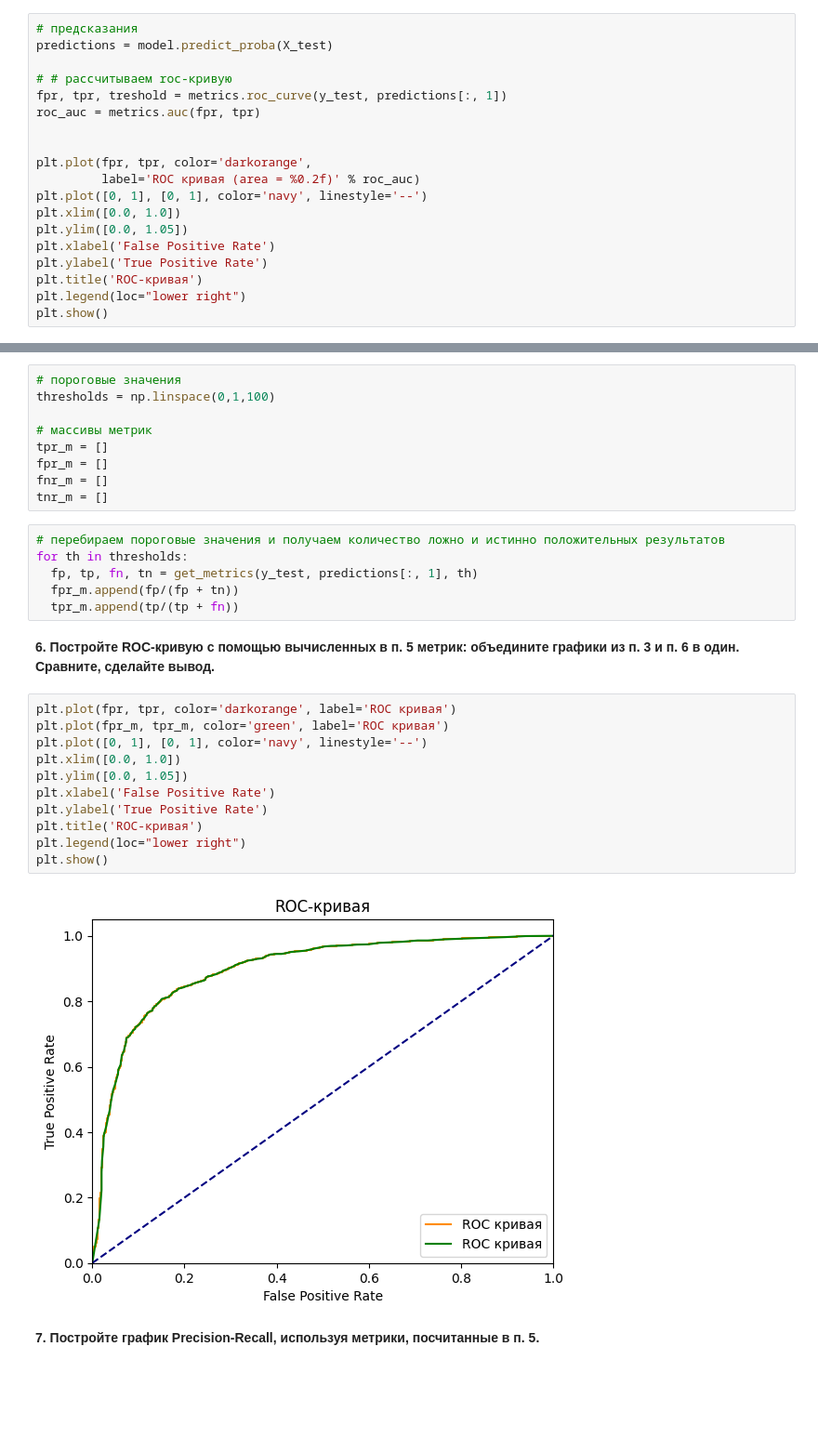
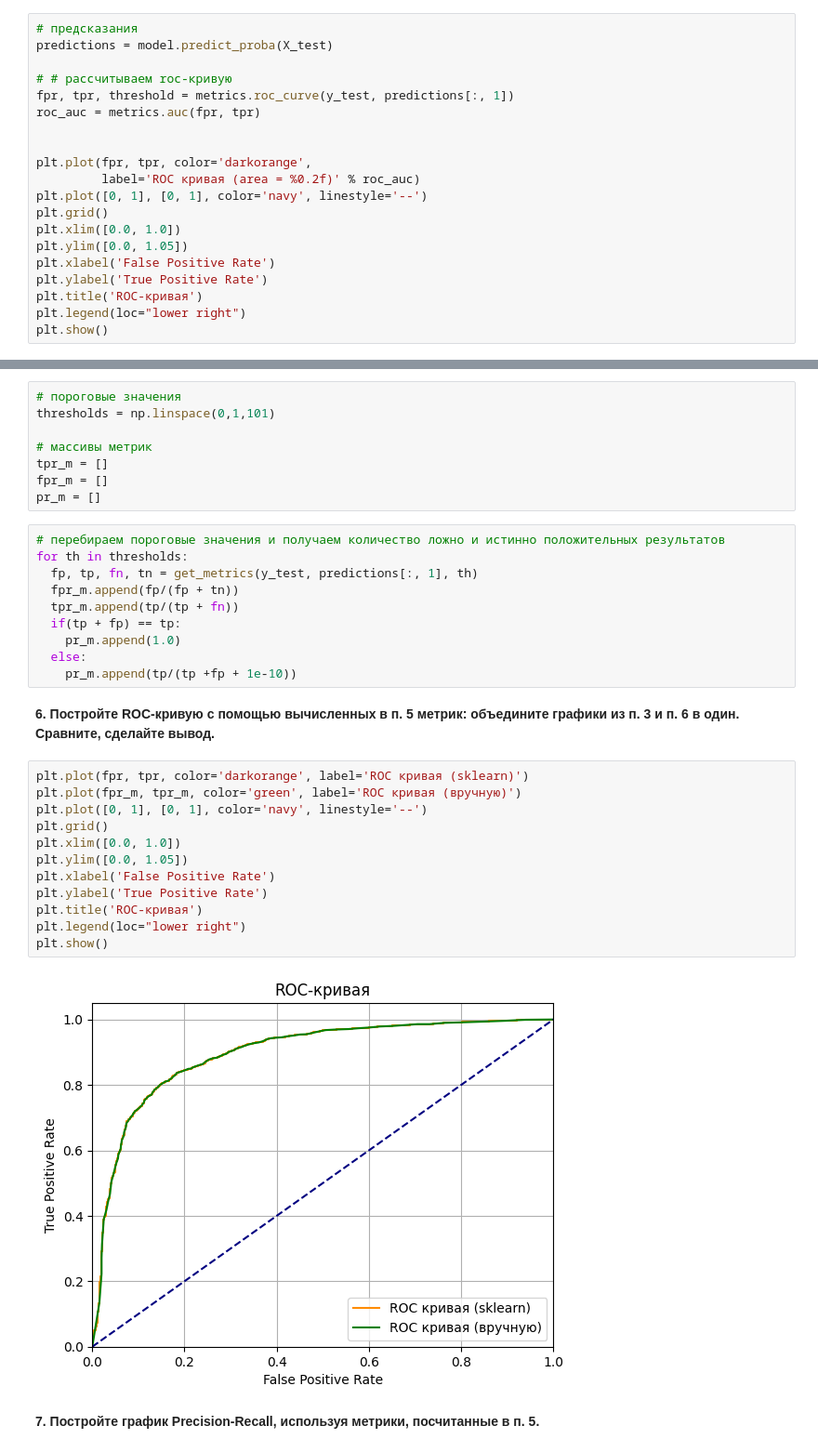
Before and after one commit to adtitovich/dsml-17, a Jupyter notebook: m3.ipynb, the cells around one changed output, grey strips where cells are left out. Shown at 93% size. Cells and saved outputs as stored; diff of their text form; blank space fills up the shorter version.

```diff
--- a/m3.ipynb
+++ b/m3.ipynb
@@ -135,13 +135,14 @@ Pipeline(steps=[('standardscaler', StandardScaler()),
 predictions = model.predict_proba(X_test)
 
 # # рассчитываем roc-кривую
-fpr, tpr, treshold = metrics.roc_curve(y_test, predictions[:, 1])
+fpr, tpr, threshold = metrics.roc_curve(y_test, predictions[:, 1])
 roc_auc = metrics.auc(fpr, tpr)
 
 
 plt.plot(fpr, tpr, color='darkorange',
          label='ROC кривая (area = %0.2f)' % roc_auc)
 plt.plot([0, 1], [0, 1], color='navy', linestyle='--')
+plt.grid()
 plt.xlim([0.0, 1.0])
 plt.ylim([0.0, 1.05])
 plt.xlabel('False Positive Rate')
@@ -186,33 +187,37 @@ def get_metrics(y, proba, threshold):
   return fp, tp, fn, tn
 # %%
 # пороговые значения
-thresholds = np.linspace(0,1,100)
+thresholds = np.linspace(0,1,101)
 
 # массивы метрик
 tpr_m = []
 fpr_m = []
-fnr_m = []
-tnr_m = []
+pr_m = []
 # %%
 # перебираем пороговые значения и получаем количество ложно и истинно положительных результатов
 for th in thresholds:
   fp, tp, fn, tn = get_metrics(y_test, predictions[:, 1], th)
   fpr_m.append(fp/(fp + tn))
   tpr_m.append(tp/(tp + fn))
+  if(tp + fp) == tp:
+    pr_m.append(1.0)
+  else:
+    pr_m.append(tp/(tp +fp + 1e-10))
 # %% [markdown]
 **6. Постройте ROC-кривую с помощью вычисленных в п. 5 метрик: объедините графики из п. 3 и п. 6 в один. Сравните, сделайте вывод.**
 # %%
-plt.plot(fpr, tpr, color='darkorange', label='ROC кривая')
-plt.plot(fpr_m, tpr_m, color='green', label='ROC кривая')
+plt.plot(fpr, tpr, color='darkorange', label='ROC кривая (sklearn)')
+plt.plot(fpr_m, tpr_m, color='green', label='ROC кривая (вручную)')
 plt.plot([0, 1], [0, 1], color='navy', linestyle='--')
+plt.grid()
 plt.xlim([0.0, 1.0])
 plt.ylim([0.0, 1.05])
 plt.xlabel('False Positive Rate')
 plt.ylabel('True Positive Rate')
 plt.title('ROC-кривая')
 plt.legend(loc="lower right")
 plt.show()
 # %% [output]
-[figure, old version]
+[figure, new version]
 # %% [markdown]
 **7. Постройте график Precision-Recall, используя метрики, посчитанные в п. 5.**
```
Also changed, not shown: parts of 4 cells of this notebook.
